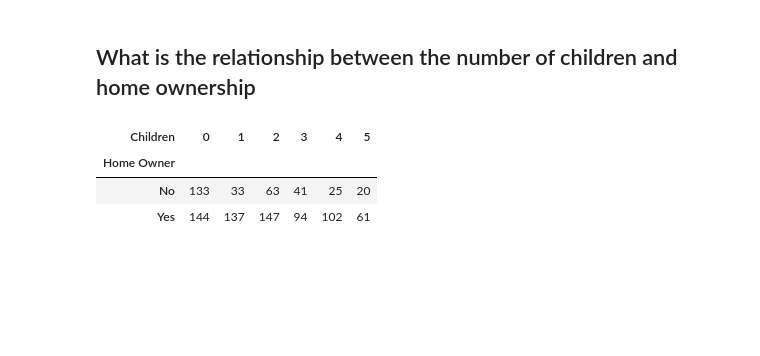
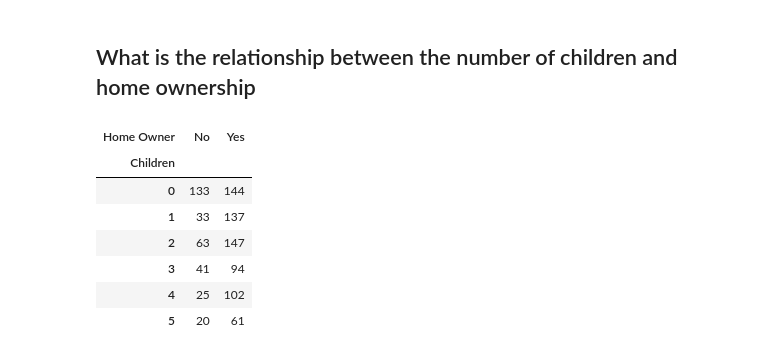
Before and after one commit to abhisunny2610/Data-Science, a Jupyter notebook: Visualization/Bike Buyers Anlys.ipynb, the cells around one changed output. Cells and saved outputs as stored; diff of their text form; code cells hidden in the pictures; blank space fills up the shorter version.

```diff
--- a/Visualization/Bike Buyers Anlys.ipynb
+++ b/Visualization/Bike Buyers Anlys.ipynb
@@ -192,10 +192,14 @@ plt.legend()
 # %% [markdown]
 ## What is the relationship between the number of children and home ownership
 # %%
-home_group = df.groupby(["Home Owner", "Children"]).size().unstack()
+home_group = df.groupby(["Children", "Home Owner"]).size().unstack()
 home_group
 # %% [output]
-| Children | 0 | 1 | 2 | 3 | 4 | 5 |
-| Home Owner |  |  |  |  |  |  |
-| No | 133 | 33 | 63 | 41 | 25 | 20 |
-| Yes | 144 | 137 | 147 | 94 | 102 | 61 |
+| Home Owner | No | Yes |
+| Children |  |  |
+| 0 | 133 | 144 |
+| 1 | 33 | 137 |
+| 2 | 63 | 147 |
+| 3 | 41 | 94 |
+| 4 | 25 | 102 |
+| 5 | 20 | 61 |
```
Also changed, not shown: parts of 1 cell of this notebook.
